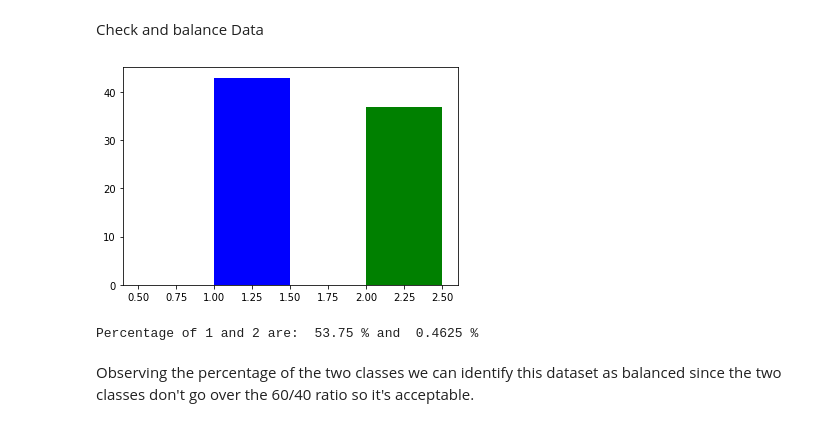
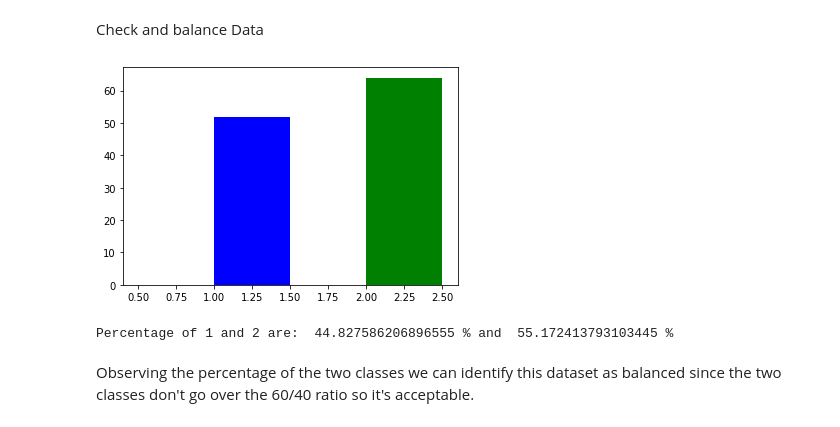
Before and after one commit to Vaelthur/DataSpaces_Tesina, a Jupyter notebook: DS_Tesina.ipynb, the cells around one changed output. Saved outputs shown, nothing was run; the diff lists cells and outputs as text; code cells hidden in the pictures.

```diff
--- a/DS_Tesina.ipynb
+++ b/DS_Tesina.ipynb
@@ -80,15 +64,16 @@ Without outliers the dimension of my database is  80  instead of  116
 # %% [markdown]
 <p> Check and balance Data </p>
 # %%
+cleanDs = data
 Y = cleanDs.iloc[:, 9]
 ones = Y[Y == 1]
 twos = Y[Y == 2]
 plt.hist(ones, color='blue', width=0.5)
 plt.hist(twos, color='green', width=0.5)
 plt.show()
-print("Percentage of 1 and 2 are: ", ones.shape[0]/Y.shape[0]*100, "% and ", twos.shape[0]/Y.shape[0],"%")
+print("Percentage of 1 and 2 are: ", ones.shape[0]/Y.shape[0]*100, "% and ", twos.shape[0]/Y.shape[0]*100,"%")
 # %% [output]
-[figure, old version]
+[figure, new version]
-Percentage of 1 and 2 are:  53.75 % and  0.4625 %
+Percentage of 1 and 2 are:  44.827586206896555 % and  55.172413793103445 %
 # %% [markdown]
 <p>Observing the percentage of the two classes we can identify this dataset as balanced since the two classes don't go over the 60/40 ratio so it's acceptable.</p>
```
Also changed, not shown: parts of 14 cells of this notebook.
